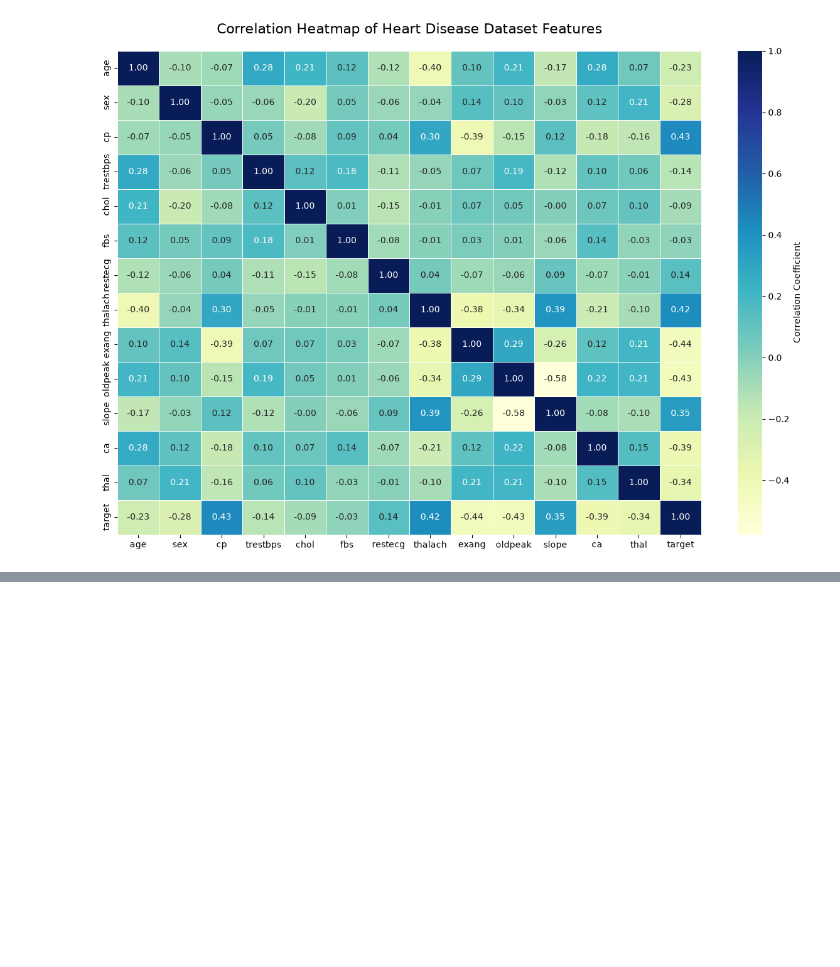
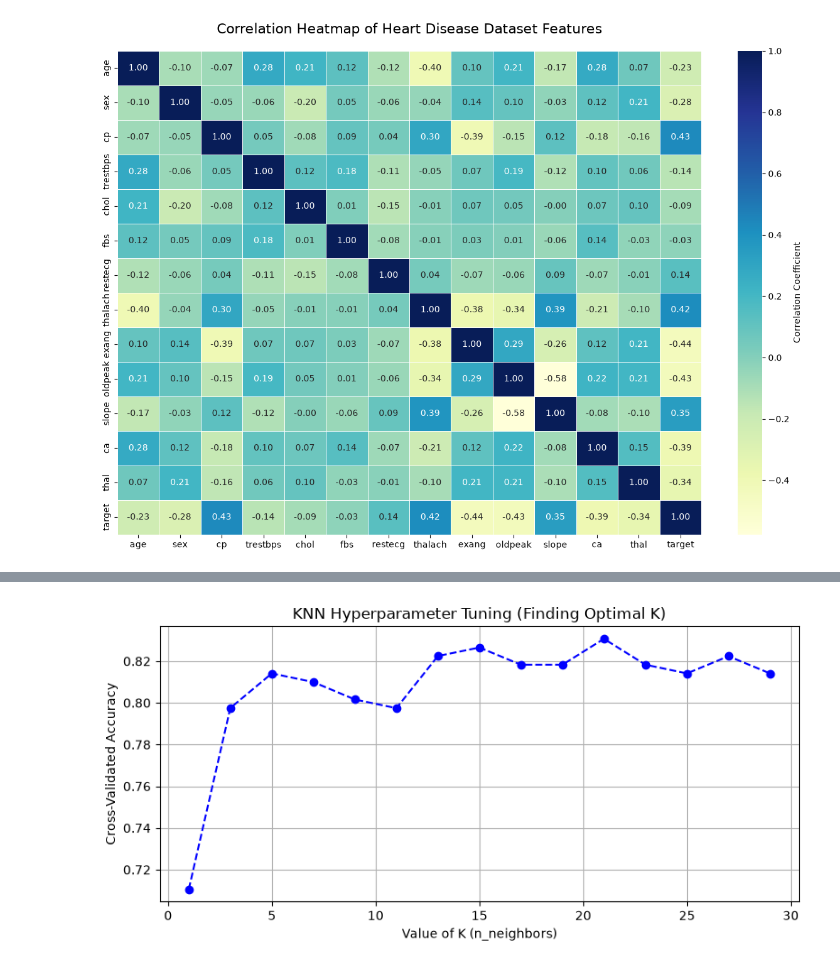
Before and after one commit to BevisWong76/heart-disease-predictor, a Jupyter notebook: heart_disease_classification.ipynb, the cells around one changed output, grey strips where cells are left out. Cells and saved outputs as stored; diff of their text form; code cells hidden in the pictures; blank space fills up the shorter version.

Commit message:
feat: Tune and select models (KNN, SVM, Logistic Regression, Random Forest)

```diff
--- a/heart_disease_classification.ipynb
+++ b/heart_disease_classification.ipynb
@@ -193,0 +199,7 @@ plt.show()
+# %%
+# Data Splitting
+X = df.drop("target", axis=1)
+y = df["target"].to_numpy()         # Extract the target variable as a NumPy array
+
+np.random.seed(42)
+X_train, X_test, y_train, y_test = train_test_split(X, y, test_size=0.2)
@@ -193,0 +288,27 @@ plt.show()
+# %%
+# Plotting the cross-validated accuracy scores for different n_neighbors values
+
+# Extract the mean cross-validated accuracy scores for each n_neighbors value
+scores = []
+k_values = list(range(1, 31, 2))
+
+for k in k_values:
+    pipe = Pipeline([
+        ("scaler", StandardScaler()),
+        ("model", KNeighborsClassifier(n_neighbors=k))
+    ])
+    cv_scores = cross_val_score(pipe, X_train, y_train, cv=5)
+    scores.append(cv_scores.mean())
+
+# Plot the cross-validated accuracy scores against the n_neighbors values
+plt.figure(figsize=(8, 4))
+plt.plot(k_values, scores, marker='o', linestyle='--', color='b')
+plt.xlabel("Value of K (n_neighbors)")
+plt.ylabel("Cross-Validated Accuracy")
+plt.title("KNN Hyperparameter Tuning (Finding Optimal K)")
+plt.grid(True)
+plt.tight_layout()
+plt.savefig(model_selection_plots_dir / "01_knn_hyperparameter_tuning.png", dpi=300, bbox_inches='tight')
+plt.show()
+# %% [output]
+[figure, added]
```
Also changed, not shown: parts of 20 cells of this notebook, 14 other files.
